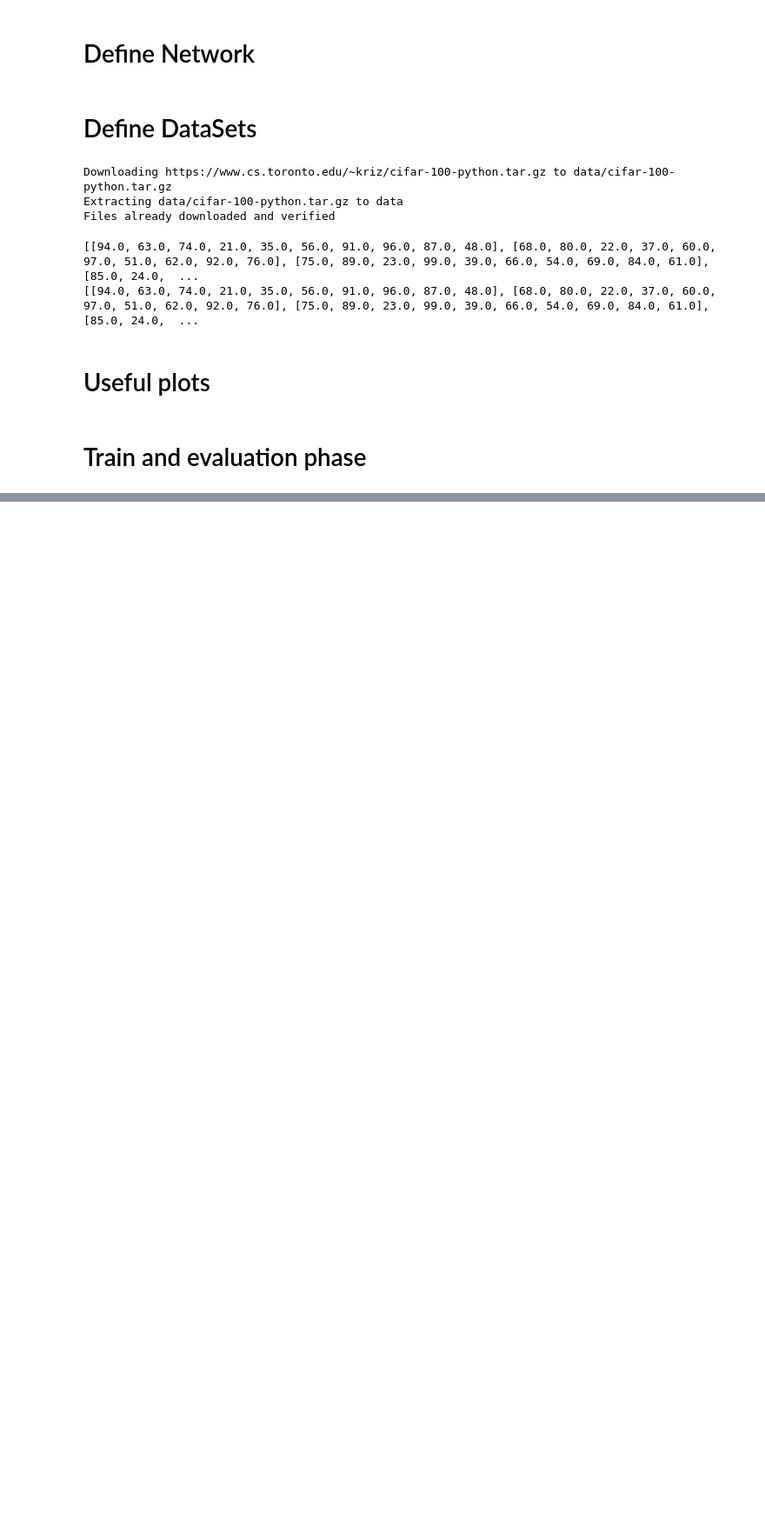
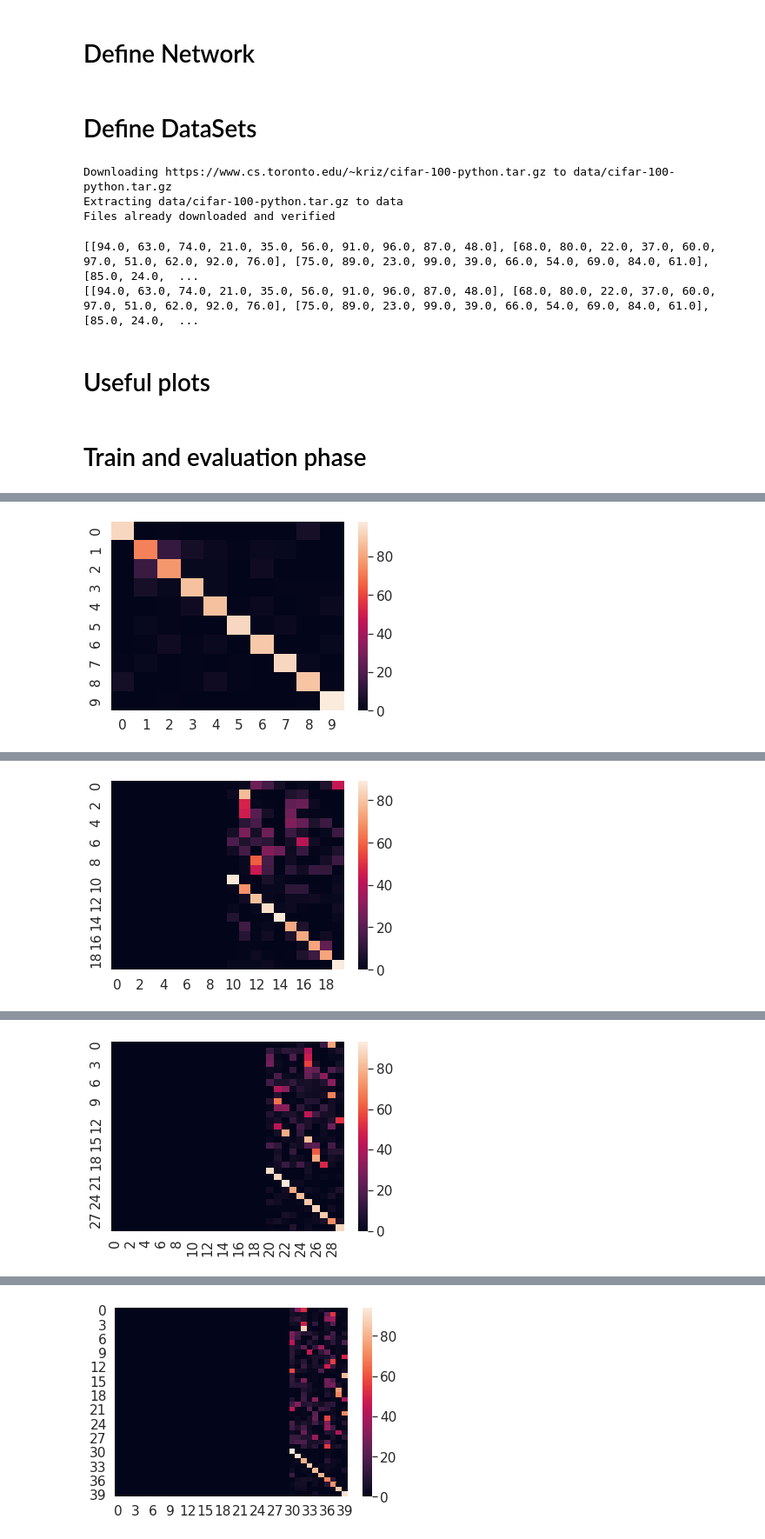
Before and after one commit to luciainnocenti/Incremental-learning, a Jupyter notebook: FineTuning.ipynb, the cells around one changed output, grey strips where cells are left out. Shown at 87% size. Cells and saved outputs as stored; diff of their text form; code cells hidden in the pictures; blank space fills up the shorter version.

Commit message:
Confusion Matrix

```diff
--- a/FineTuning.ipynb
+++ b/FineTuning.ipynb
@@ -129,7 +131,7 @@ for task in range(0, 100, params.TASK_SIZE):
 
   col = np.array(train_splits[int(task/10)]).astype(int)
 
-  for epoch in range(params.NUM_EPOCHS):
+  for epoch in range (params.NUM_EPOCHS):
     lenght = 0
     scheduler.step() #update the learning rate
     running_corrects = 0
@@ -161,6 +163,8 @@ for task in range(0, 100, params.TASK_SIZE):
   	col = np.concatenate( (col,v), axis = None)
   col = col.astype(int)
 
+  tot_preds = []
+  tot_lab = []
   for images, labels, _ in test_loader:
     images = images.float().to(params.DEVICE)
     labels = labels.to(params.DEVICE)
@@ -172,6 +176,8 @@ for task in range(0, 100, params.TASK_SIZE):
     cut_outputs = np.take_along_axis(outputs, col[None, :], axis = 1)
     cut_outputs = cut_outputs.to(params.DEVICE)
     _, preds = torch.max(cut_outputs.data, 1)
+    tot_preds = np.concatenate( ( tot_preds, preds.data.cpu().numpy() ) )
+    tot_lab = np.concatenate( (tot_lab, mappedLabels.data.cpu().numpy()  ) )
 		# Update Corrects
     running_corrects += torch.sum(preds == mappedLabels.data).data.item()
     print(len(images))
@@ -180,6 +186,11 @@ for task in range(0, 100, params.TASK_SIZE):
   accuracy = running_corrects / float(t_l)
   loss = criterion(outputs,onehot_labels)
   print('Validation Loss: {} Validation Accuracy : {}'.format(loss.item(),accuracy) )
+  cf = confusion_matrix(tot_lab, tot_preds)
+  df_cm = pd.DataFrame(cf, range(task + params.TASK_SIZE), range(task + params.TASK_SIZE))
+  sn.set(font_scale=1.4) # for label size
+  sn.heatmap(df_cm, annot=False)
+  plt.show()
   pars_tasks[int(task/10)] = (accuracy, loss.item())
   resNet = resNet.train(True)
 # %% [output]
@@ -202,0 +214 @@ At step  10  and at epoch =  19  the loss is =  0.024907149374485016  and accura
+[figure, added]
@@ -203,0 +232 @@ KeyboardInterrupt: ignored
+[figure, added]
@@ -203,0 +250 @@ KeyboardInterrupt: ignored
+[figure, added]
@@ -203,0 +268 @@ KeyboardInterrupt: ignored
+[figure, added]
```
Also changed, not shown: parts of 5 cells of this notebook.
